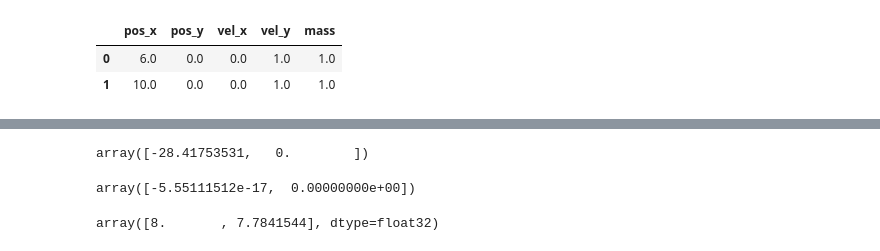
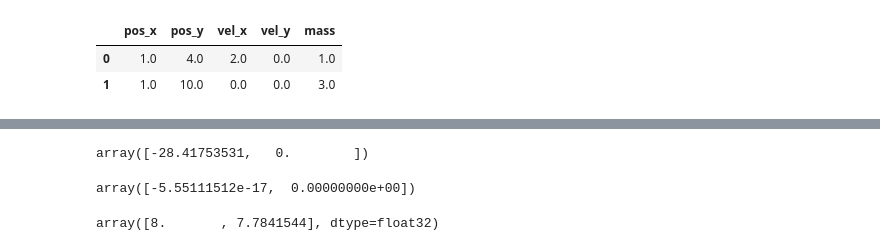
Before and after one commit to Abrygzy/nbodpy, a Jupyter notebook: nbodpy/test_2d.ipynb, the cells around one changed output, grey strips where cells are left out. Drawn from its saved outputs; the diff is of its cells as text; code cells hidden in the pictures.

```diff
--- a/nbodpy/test_2d.ipynb
+++ b/nbodpy/test_2d.ipynb
@@ -10,20 +10,26 @@ from gravty import grav_from_den_2d
 # %%
 ng = 16
-num_par = 2
-pars_pos = np.array([[6,0],[10,0]]).astype(np.float32)
+num_par = 100
+
 # pars_pos = (np.random.rand(num_par, 2)*ng).astype(np.float32)
-pars_vel = np.array([[0,1],[0,1]]).astype(np.float32)
 # pars_vel = np.zeros_like(pars_pos).astype(np.float32)
-# pars_mass = np.random.rand(num_par).astype(np.float32)*10
-# pars_mass = np.array([1]).astype(np.float32)
-pars_mass = np.ones_like(pars_pos[:,0]).astype(np.float32)
+# pars_mass = np.random.rand(num_par).astype(np.float32)*100
+
+pars_pos = np.array([[1,4],[1,10]]).astype(np.float32)
+pars_vel = np.array([[2,0],[0,0]]).astype(np.float32)
+# pars_mass = np.ones_like(pars_pos[:,0]).astype(np.float32)
+pars_mass = np.array((1,3)).astype(np.float32)
+
+# pars_df = pd.DataFrame({'pos_y': pars_pos[:,0], 'pos_x': pars_pos[:,1],
+#                         'vel_y': pars_vel[:,0], 'vel_x': pars_vel[:,1],
+#                         'mass': pars_mass})
 pars_df = pd.DataFrame({'pos_x': pars_pos[:,0], 'pos_y': pars_pos[:,1],
                         'vel_x': pars_vel[:,0], 'vel_y': pars_vel[:,1],
                         'mass': pars_mass})
 par_list = par_create_2d(pars_df)
 pars_df
 # %% [output]
 |  | pos_x | pos_y | vel_x | vel_y | mass |
-| 0 | 6.0 | 0.0 | 0.0 | 1.0 | 1.0 |
-| 1 | 10.0 | 0.0 | 0.0 | 1.0 | 1.0 |
+| 0 | 1.0 | 4.0 | 2.0 | 0.0 | 1.0 |
+| 1 | 1.0 | 10.0 | 0.0 | 0.0 | 3.0 |
 # %%
```
Also changed, not shown: parts of 4 cells of this notebook, 4 other files.
